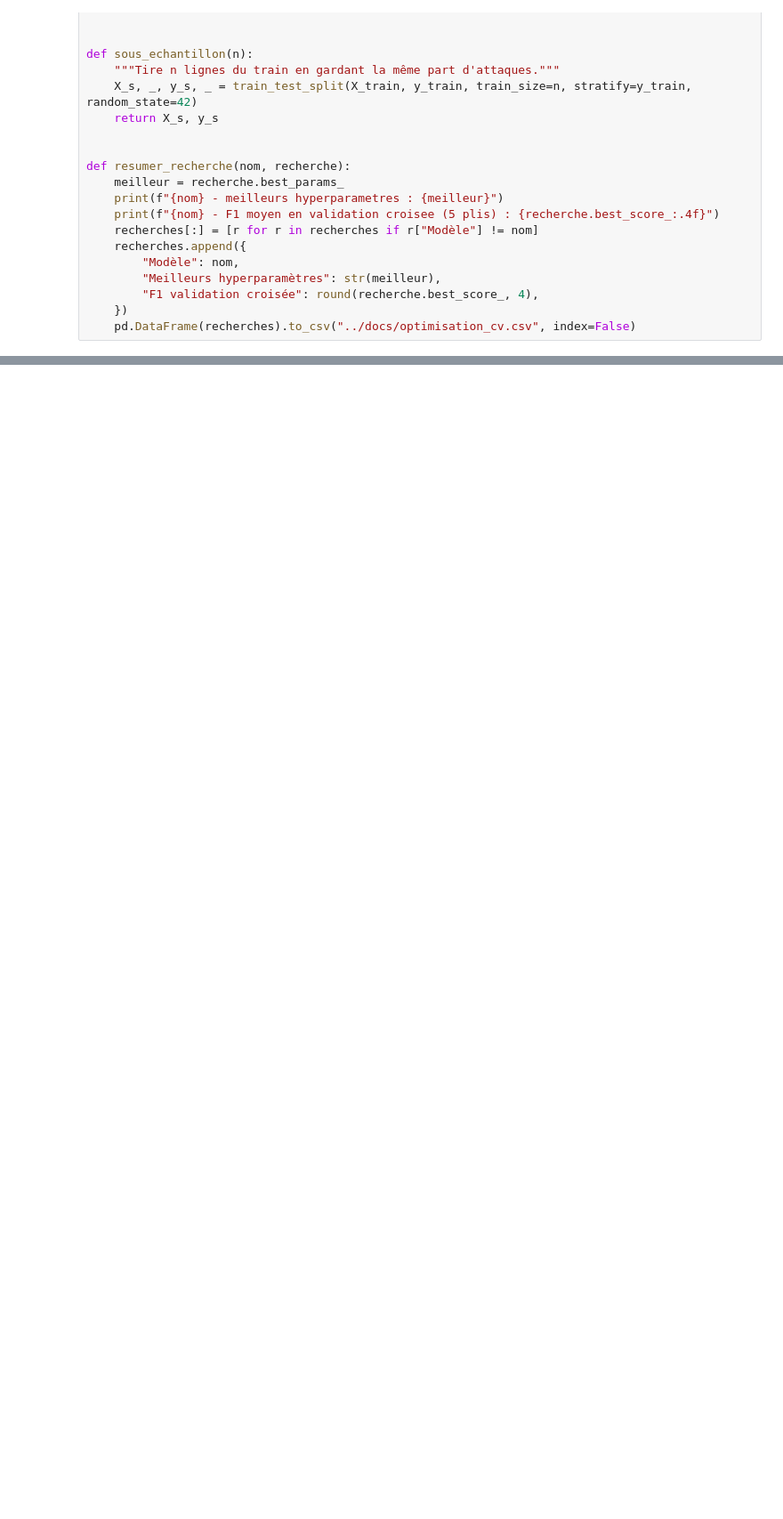
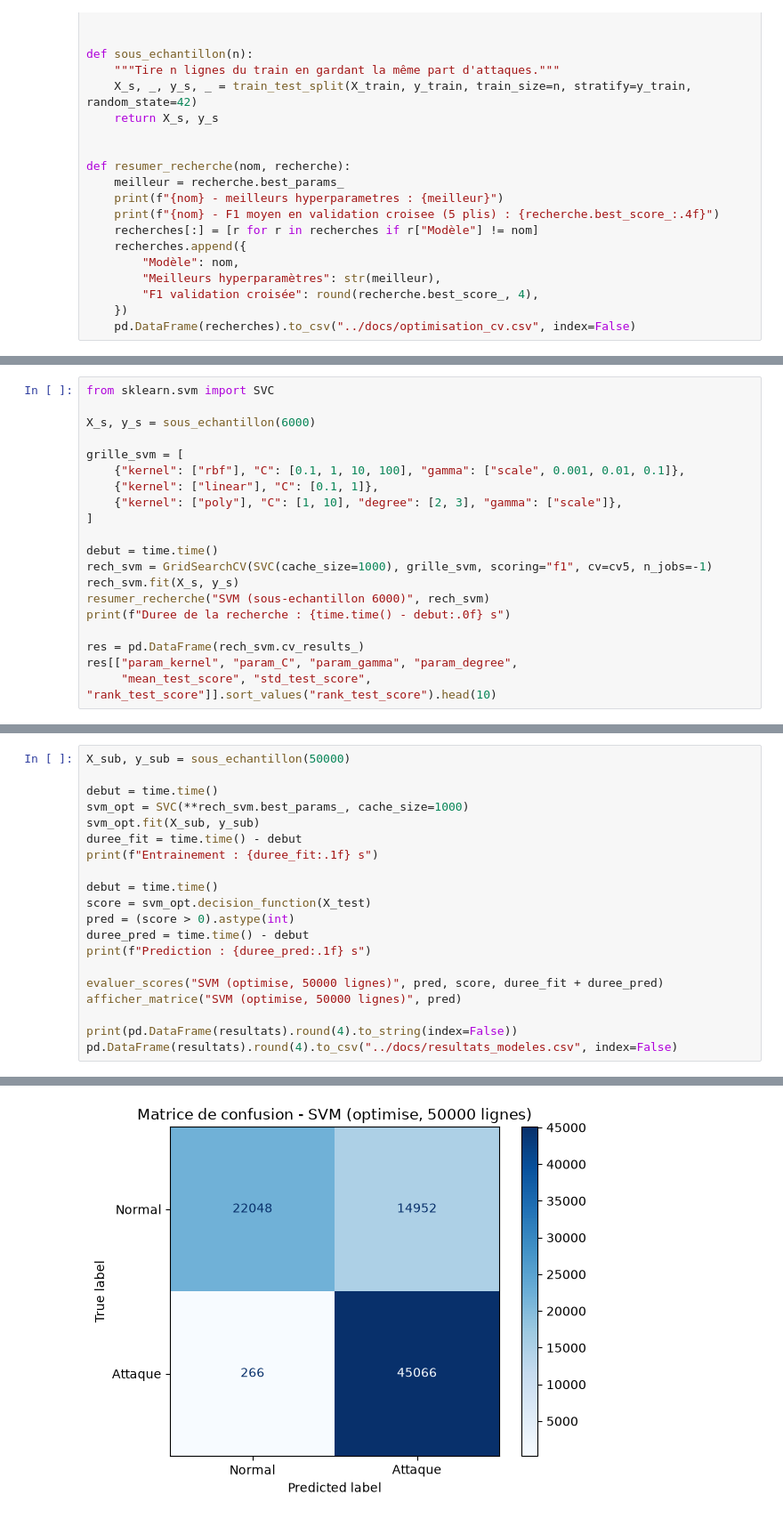
Before and after one commit to barellina/DM-Detection-Intrusions-UNSW-NB15, a Jupyter notebook: notebooks/03_model_training_evaluation.ipynb, the cells around one changed output, grey strips where cells are left out. Shown at 89% size. Saved outputs shown, nothing was run; the diff lists cells and outputs as text; blank space fills up the shorter version.

Commit message:
Add GridSearchCV for SVM and optimized SVM evaluation

```diff
--- a/notebooks/03_model_training_evaluation.ipynb
+++ b/notebooks/03_model_training_evaluation.ipynb
@@ -487,0 +488,20 @@ Naive Bayes Bernoulli (optimise)    0.7478     0.8418  0.6674 0.7445   0.8184
+# %%
+from sklearn.svm import SVC
+
+X_s, y_s = sous_echantillon(6000)
+
+grille_svm = [
+    {"kernel": ["rbf"], "C": [0.1, 1, 10, 100], "gamma": ["scale", 0.001, 0.01, 0.1]},
+    {"kernel": ["linear"], "C": [0.1, 1]},
+    {"kernel": ["poly"], "C": [1, 10], "degree": [2, 3], "gamma": ["scale"]},
+]
+
+debut = time.time()
+rech_svm = GridSearchCV(SVC(cache_size=1000), grille_svm, scoring="f1", cv=cv5, n_jobs=-1)
+rech_svm.fit(X_s, y_s)
+resumer_recherche("SVM (sous-echantillon 6000)", rech_svm)
+print(f"Duree de la recherche : {time.time() - debut:.0f} s")
+
+res = pd.DataFrame(rech_svm.cv_results_)
+res[["param_kernel", "param_C", "param_gamma", "param_degree",
+     "mean_test_score", "std_test_score", "rank_test_score"]].sort_values("rank_test_score").head(10)
@@ -487,0 +523,21 @@ Naive Bayes Bernoulli (optimise)    0.7478     0.8418  0.6674 0.7445   0.8184
+# %%
+X_sub, y_sub = sous_echantillon(50000)
+
+debut = time.time()
+svm_opt = SVC(**rech_svm.best_params_, cache_size=1000)
+svm_opt.fit(X_sub, y_sub)
+duree_fit = time.time() - debut
+print(f"Entrainement : {duree_fit:.1f} s")
+
+debut = time.time()
+score = svm_opt.decision_function(X_test)
+pred = (score > 0).astype(int)
+duree_pred = time.time() - debut
+print(f"Prediction : {duree_pred:.1f} s")
+
+evaluer_scores("SVM (optimise, 50000 lignes)", pred, score, duree_fit + duree_pred)
+afficher_matrice("SVM (optimise, 50000 lignes)", pred)
+
+print(pd.DataFrame(resultats).round(4).to_string(index=False))
+pd.DataFrame(resultats).round(4).to_csv("../docs/resultats_modeles.csv", index=False)
+# %% [output]
@@ -487,0 +546 @@ Naive Bayes Bernoulli (optimise)    0.7478     0.8418  0.6674 0.7445   0.8184
+[figure, added]
```
Also changed, not shown: parts of 14 cells of this notebook, 3 other files.
